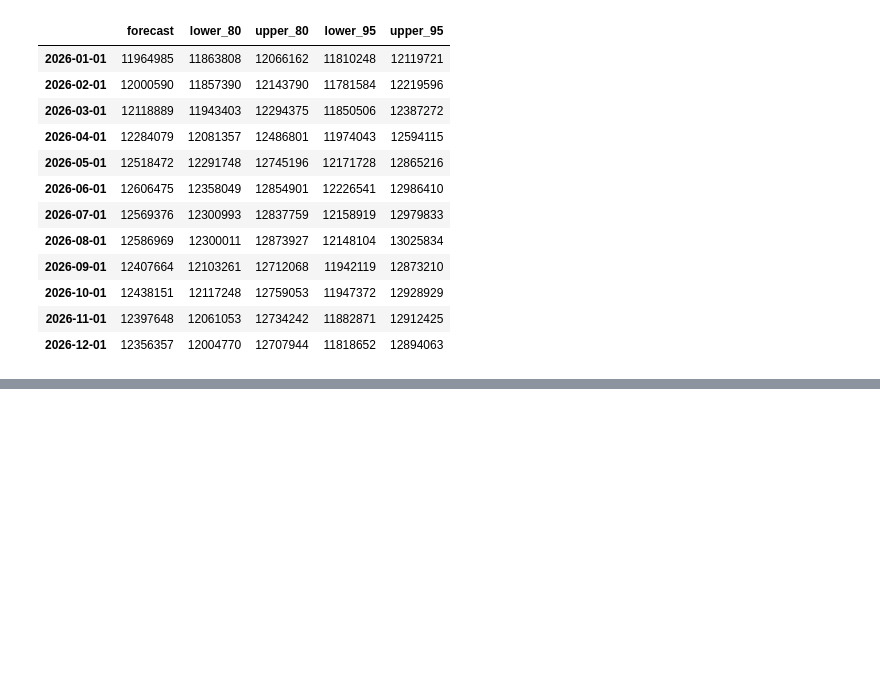
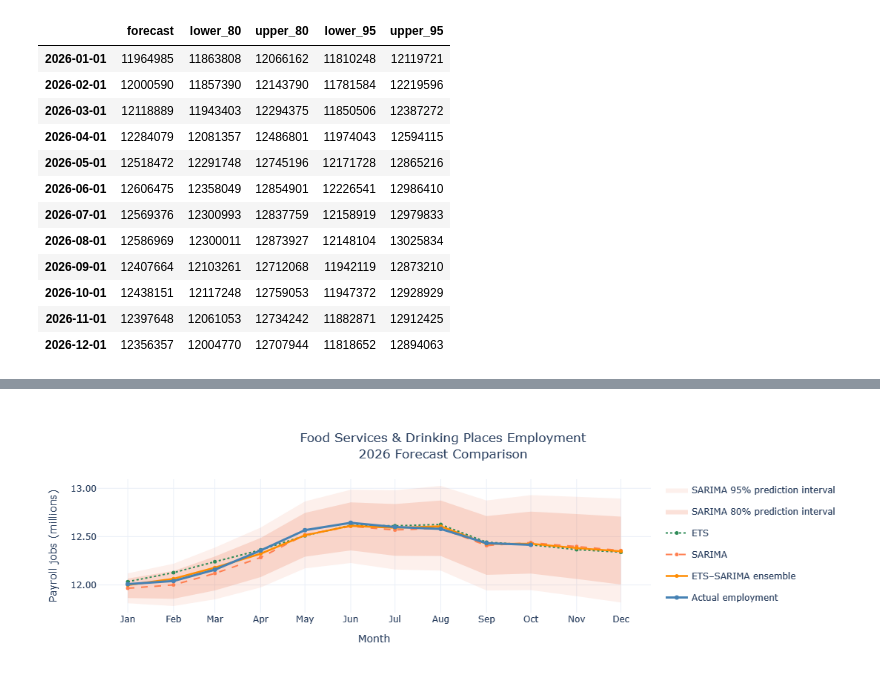
Before and after one commit to Jason-Staats/up-or-on-the-rocks, a Jupyter notebook: up_or_rocks.ipynb, the cells around one changed output, grey strips where cells are left out. Saved outputs shown, nothing was run; the diff lists cells and outputs as text; code cells hidden in the pictures; blank space fills up the shorter version.

```diff
--- a/up_or_rocks.ipynb
+++ b/up_or_rocks.ipynb
@@ -847,0 +963,11 @@ comparison_2026.style.format('{:,.0f}').format_index(
+# %%
+mae_table = pd.DataFrame({
+    "MAE (payroll jobs)": {
+        model: mean_absolute_error(
+            model_comparison["Actual"], model_comparison[model]
+        )
+        for model in point_forecasts_2026.columns
+    }
+}).sort_values("MAE (payroll jobs)")
+
+display(mae_table.style.format("{:,.0f}"))
@@ -848 +979,85 @@ comparison_2026.style.format('{:,.0f}').format_index(
+# %%
+fig = go.Figure()
+
+# Draw SARIMA's prediction intervals behind the forecast lines.
+for label, interval, fill_color in [
+    ("95%", ci_95, "rgba(240, 128, 96, 0.12)"),
+    ("80%", ci_80, "rgba(240, 128, 96, 0.24)"),
+]:
+    fig.add_trace(go.Scatter(
+        x=interval.index,
+        y=interval.iloc[:, 1] / 1_000_000,
+        mode="lines",
+        line=dict(width=0),
+        legendgroup=f"sarima-{label}",
+        showlegend=False,
+        hoverinfo="skip",
+    ))
+    fig.add_trace(go.Scatter(
+        x=interval.index,
+        y=interval.iloc[:, 0] / 1_000_000,
+        mode="lines",
+        line=dict(width=0),
+        fill="tonexty",
+        fillcolor=fill_color,
+        legendgroup=f"sarima-{label}",
+        name=f"SARIMA {label} prediction interval",
+        hoverinfo="skip",
+    ))
+
+forecast_styles = {
+    "ETS": dict(color="seagreen", width=2, dash="dot"),
+    "SARIMA": dict(color="coral", width=2, dash="dash"),
+    "ETS–SARIMA ensemble": dict(color="darkorange", width=2.5),
+}
+
+for model, line_style in forecast_styles.items():
+    forecast = point_forecasts_2026[model]
+    fig.add_trace(go.Scatter(
+        x=forecast.index,
+        y=forecast / 1_000_000,
+        mode="lines+markers",
+        name=model,
+        line=line_style,
+        marker=dict(size=5),
+        hovertemplate="%{y:.3f}M",
+    ))
+
+fig.add_trace(go.Scatter(
+    x=actual_2026.index,
+    y=actual_2026 / 1_000_000,
+    mode="lines+markers",
+    name="Actual employment",
+    line=dict(color="steelblue", width=3),
+    marker=dict(size=6),
+    hovertemplate="%{y:.3f}M",
+))
+
+fig.update_layout(
+    title=dict(
+        text=(
+            "Food Services & Drinking Places Employment"
+            "<br>2026 Forecast Comparison"
+        ),
+        x=0.5,
+        xanchor="center",
+        xref="container",
+    ),
+    xaxis_title="Month",
+    yaxis_title="Payroll jobs (millions)",
+    template="plotly_white",
+    hovermode="x unified",
+)
+
+fig.update_xaxes(
+    dtick="M1",
+    tickformat="%b",
+    hoverformat="%B %Y",
+    rangeslider_visible=False,
+)
+fig.update_yaxes(tickformat=".2f")
+
+fig.show()
+# %% [output]
+[figure, added]
 # %% [markdown]
```
Also changed, not shown: parts of 18 cells of this notebook, 8 other files.
